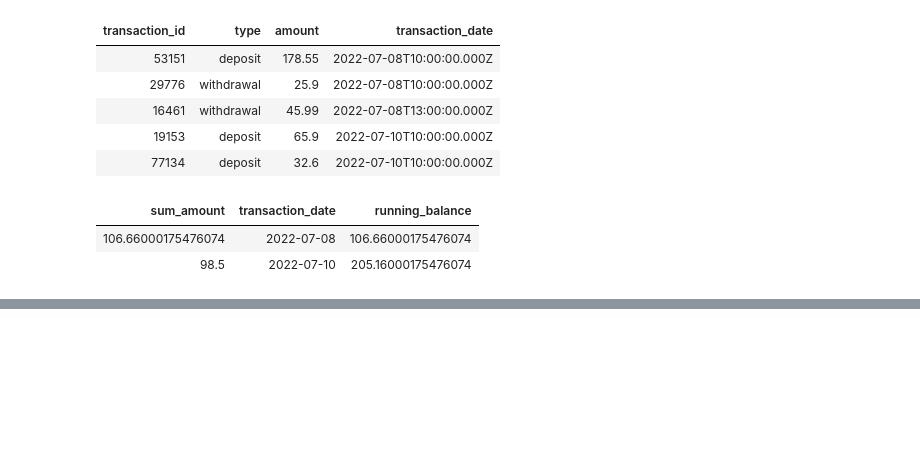
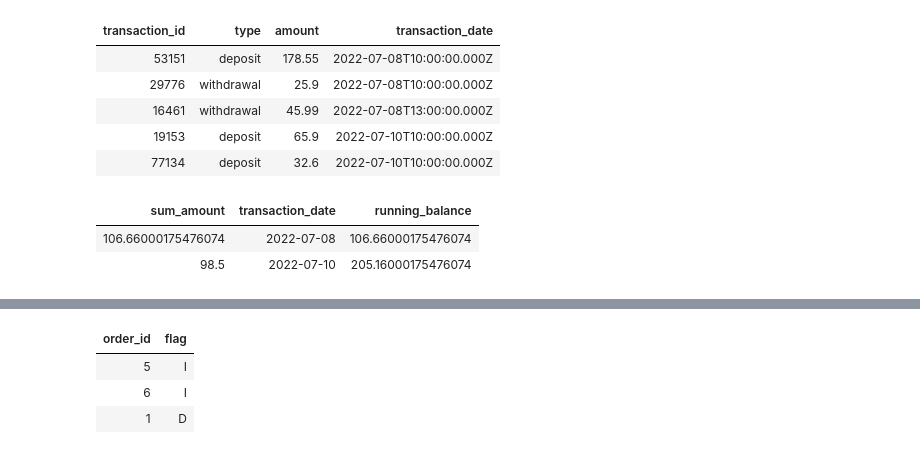
Before and after one commit to Rupam-1/SQL-Pyspark-practise_youtube, a Jupyter notebook: 04. SQL - Part3.ipynb, the cells around one changed output, grey strips where cells are left out. Saved outputs shown, nothing was run; the diff lists cells and outputs as text; code cells hidden in the pictures; blank space fills up the shorter version.

```diff
--- a/04. SQL - Part3.ipynb
+++ b/04. SQL - Part3.ipynb
@@ -1147,0 +1195,18 @@ from cte1;
+# %%
+%sql
+select coalesce(t1.order_id, t2.order_id) as order_id,
+    case
+        when t1.order_id is null then "I"
+        when t2.order_id is null then "D"
+    end as flag
+from tbl_orders_copy as t1
+full outer join
+tbl_orders as t2
+on t1.order_id = t2.order_id
+where t1.order_id is null or t2.order_id is null;
+-- where t2.order_id not in (select distinct order_id from tbl_orders_copy) or t2.order_id is null;
+# %% [output]
+| order_id | flag |
+| 5 | I |
+| 6 | I |
+| 1 | D |
```
Also changed, not shown: parts of 3 cells of this notebook, 1 other file.
